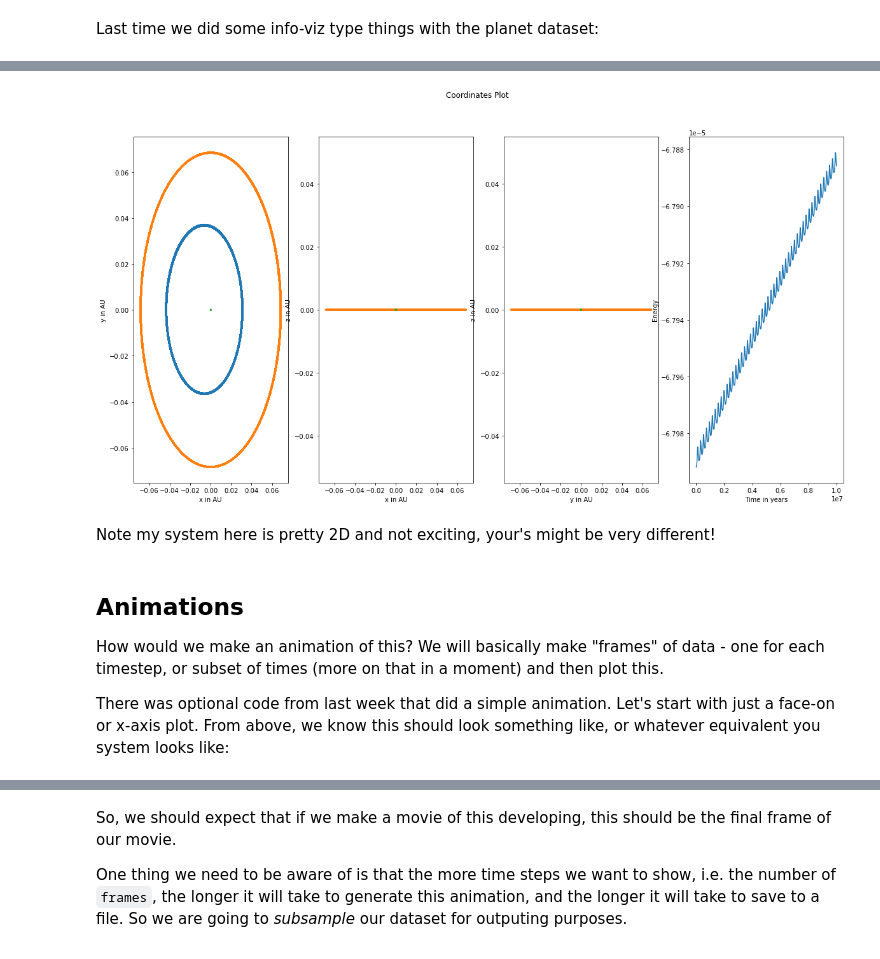
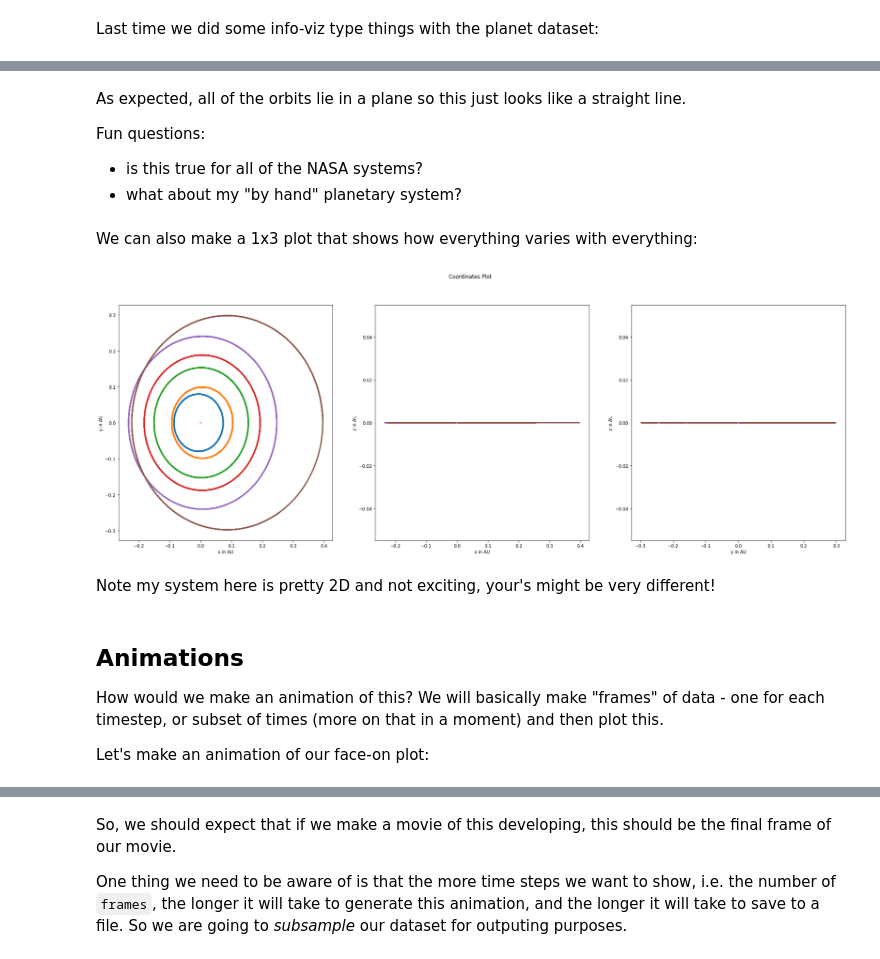
Before and after one commit to jnaiman/csci-p-14110_su2020, a Jupyter notebook: _site/lesson09/prep_notebook_lesson09.ipynb, the cells around one changed output, grey strips where cells are left out. Cells and saved outputs as stored; diff of their text form; code cells hidden in the pictures.

```diff
--- a/_site/lesson09/prep_notebook_lesson09.ipynb
+++ b/_site/lesson09/prep_notebook_lesson09.ipynb
@@ -36,0 +83,4 @@ t_h, E_h, r_h, v_h = read_hermite_solution_from_file('myPlanetSystem_kepler101_s
+# %%
+planet_file = 'data/Kepler-11-savedSim.txt'
+
+t_h, E_h, r_h, v_h = read_hermite_solution_from_file(planet_file)
@@ -39,6 +101,6 @@ Let's make a quick plot to remind ourselves what this system looks like:
 # %%
 # first create an axis object to hold our 2 horizontal plots
-fig, ax = plt.subplots(1, 2, figsize=(10*2, 10))
+fig, ax = plt.subplots(1,1, figsize=(10, 10))
 # figsize makes sure we are 2x times wider than higher
 
 # loop over the number of particles in our system
@@ -47,10 +109,9 @@ for i in range(r_h.shape[0]):
     # the ith planet
     # the 0th (x) axis vs the 1st (y) axis
     # and plot all the time steps (:)
-    ax[0].plot(r_h[i,0,:], r_h[i, 1, :])
+    ax.plot(r_h[i,0,:], r_h[i, 1, :])
 
-# energy plot on the 2nd set of axis
-ax[1].plot(t_h, E_h)
-
+ax.set_xlabel('x')
+ax.set_ylabel('y')
 plt.show()
 # %% [output]
@@ -59,0 +121,16 @@ Now recall we also made some 3D plots of this data, let's remind ourselves what
+# %%
+# first create an axis object to hold our 2 horizontal plots
+fig, ax = plt.subplots(1,1, figsize=(10, 10))
+# figsize makes sure we are 2x times wider than higher
+
+# loop over the number of particles in our system
+for i in range(r_h.shape[0]):
+    # on the 0th i.e. first set of axis plot
+    # the ith planet
+    # the 0th (x) axis vs the 2nd (z) axis
+    # and plot all the time steps (:)
+    ax.plot(r_h[i,0,:], r_h[i, 2, :])
+
+ax.set_xlabel('x')
+ax.set_ylabel('z')
+plt.show()
@@ -60,39 +139,42 @@ Now recall we also made some 3D plots of this data, let's remind ourselves what
+# %% [markdown]
+As expected, all of the orbits lie in a plane so this just looks like a straight line.
+
+Fun questions:
+ * is this true for all of the NASA systems?
+ * what about my "by hand" planetary system?
+# %% [markdown]
+We can also make a 1x3 plot that shows how everything varies with everything:
 # %%
 # we can test-replot like we did before:
-fig, ax = plt.subplots(1, 4, figsize = (10*2, 10))
+fig, ax = plt.subplots(1, 3, figsize = (10*3, 10))
 fig.suptitle('Coordinates Plot')
 
 # set the labels along the horizontal (x)
 #   and vertical axis
 # **COMMENT ALL THESE**
 ax[0].set_xlabel('x in AU')
 ax[0].set_ylabel('y in AU')
 
 ax[1].set_xlabel('x in AU')
 ax[1].set_ylabel('z in AU')
 
 ax[2].set_xlabel('y in AU')
 ax[2].set_ylabel('z in AU')
 
 # plot Euler's solution, particle 1, x-y
 for i in range(r_h.shape[0]):
     ax[0].plot(r_h[i,0,:], r_h[i,1,:], lw=3)
 
 for i in range(r_h.shape[0]):
     ax[1].plot(r_h[i,0,:], r_h[i,2,:], lw=3)
 
 for i in range(r_h.shape[0]):
     ax[2].plot(r_h[i,1,:], r_h[i,2,:], lw=3)
 
 
-ax[3].set_xlabel('Time in years')
-ax[3].set_ylabel('Energy')
-# re-norm energy
-ax[3].plot(t_h, E_h)
-
 plt.show()
 # %% [output]
-[figure, old version]
+[figure, new version]
 # %% [markdown]
 Note my system here is pretty 2D and not exciting, your's might be very different!
 # %% [markdown]
@@ -100,6 +182,6 @@ Note my system here is pretty 2D and not exciting, your's might be very differen
 
 How would we make an animation of this?  We will basically make "frames" of data - one for each timestep, or subset of times (more on that in a moment) and then plot this.
 
-There was optional code from last week that did a simple animation.  Let's start with just a face-on or x-axis plot.  From above, we know this should look something like, or whatever equivalent you system looks like:
+Let's make an animation of our face-on plot:
 # %%
 # first create an axis object to hold our 2 horizontal plots
```
Also changed, not shown: parts of 28 cells of this notebook, 6 other files.
